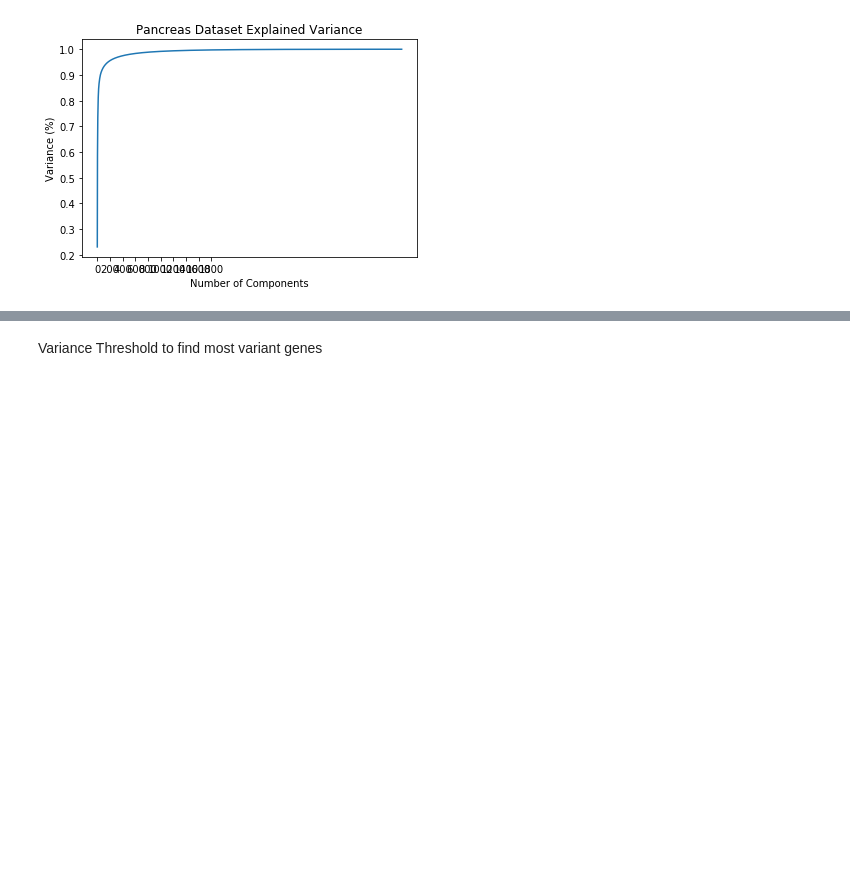
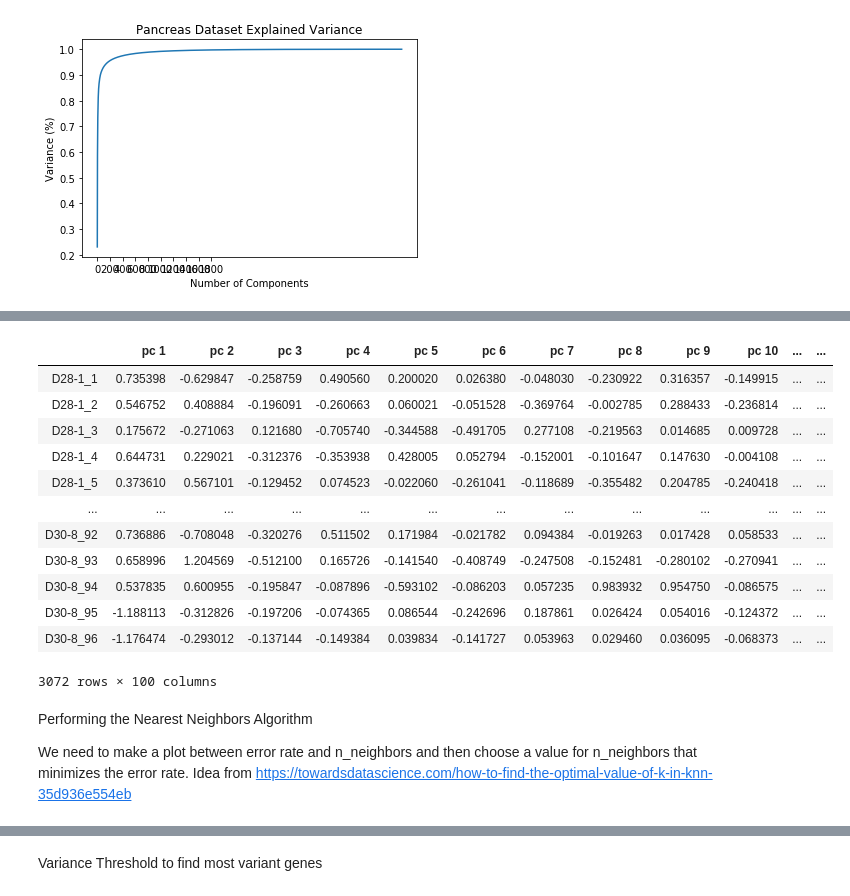
Before and after one commit to derrickliu8/Stat-697BD-Final-Project, a Jupyter notebook: fastMNN.ipynb, the cells around one changed output, grey strips where cells are left out. Drawn from its saved outputs; the diff is of its cells as text; code cells hidden in the pictures; blank space fills up the shorter version.

Commit message:
adding some of Anna's MNN code and seeing what works
The indices for the nearest neighbors, couldn't output matrix showing 0's and 1's that would help us determine MNNs

```diff
--- a/fastMNN.ipynb
+++ b/fastMNN.ipynb
@@ -422,0 +442,22 @@ PCs_df.head()
+# %%
+PCs_df2 = PCs_df[1728:4800]
+PCs_df2
+# %% [output]
+|  | pc 1 | pc 2 | pc 3 | pc 4 | pc 5 | pc 6 | pc 7 | pc 8 | pc 9 | pc 10 | ... | ... |
+| D28-1_1 | 0.735398 | -0.629847 | -0.258759 | 0.490560 | 0.200020 | 0.026380 | -0.048030 | -0.230922 | 0.316357 | -0.149915 | ... | ... |
+| D28-1_2 | 0.546752 | 0.408884 | -0.196091 | -0.260663 | 0.060021 | -0.051528 | -0.369764 | -0.002785 | 0.288433 | -0.236814 | ... | ... |
+| D28-1_3 | 0.175672 | -0.271063 | 0.121680 | -0.705740 | -0.344588 | -0.491705 | 0.277108 | -0.219563 | 0.014685 | 0.009728 | ... | ... |
+| D28-1_4 | 0.644731 | 0.229021 | -0.312376 | -0.353938 | 0.428005 | 0.052794 | -0.152001 | -0.101647 | 0.147630 | -0.004108 | ... | ... |
+| D28-1_5 | 0.373610 | 0.567101 | -0.129452 | 0.074523 | -0.022060 | -0.261041 | -0.118689 | -0.355482 | 0.204785 | -0.240418 | ... | ... |
+| ... | ... | ... | ... | ... | ... | ... | ... | ... | ... | ... | ... | ... |
+| D30-8_92 | 0.736886 | -0.708048 | -0.320276 | 0.511502 | 0.171984 | -0.021782 | 0.094384 | -0.019263 | 0.017428 | 0.058533 | ... | ... |
+| D30-8_93 | 0.658996 | 1.204569 | -0.512100 | 0.165726 | -0.141540 | -0.408749 | -0.247508 | -0.152481 | -0.280102 | -0.270941 | ... | ... |
+| D30-8_94 | 0.537835 | 0.600955 | -0.195847 | -0.087896 | -0.593102 | -0.086203 | 0.057235 | 0.983932 | 0.954750 | -0.086575 | ... | ... |
+| D30-8_95 | -1.188113 | -0.312826 | -0.197206 | -0.074365 | 0.086544 | -0.242696 | 0.187861 | 0.026424 | 0.054016 | -0.124372 | ... | ... |
+| D30-8_96 | -1.176474 | -0.293012 | -0.137144 | -0.149384 | 0.039834 | -0.141727 | 0.053963 | 0.029460 | 0.036095 | -0.068373 | ... | ... |
+3072 rows × 100 columns
+# %% [markdown]
+Performing the Nearest Neighbors Algorithm
+
+We need to make a plot between error rate and n_neighbors and then choose a value for n_neighbors that minimizes
+the error rate. Idea from https://towardsdatascience.com/how-to-find-the-optimal-value-of-k-in-knn-35d936e554eb
```
Also changed, not shown: parts of 10 cells of this notebook.
